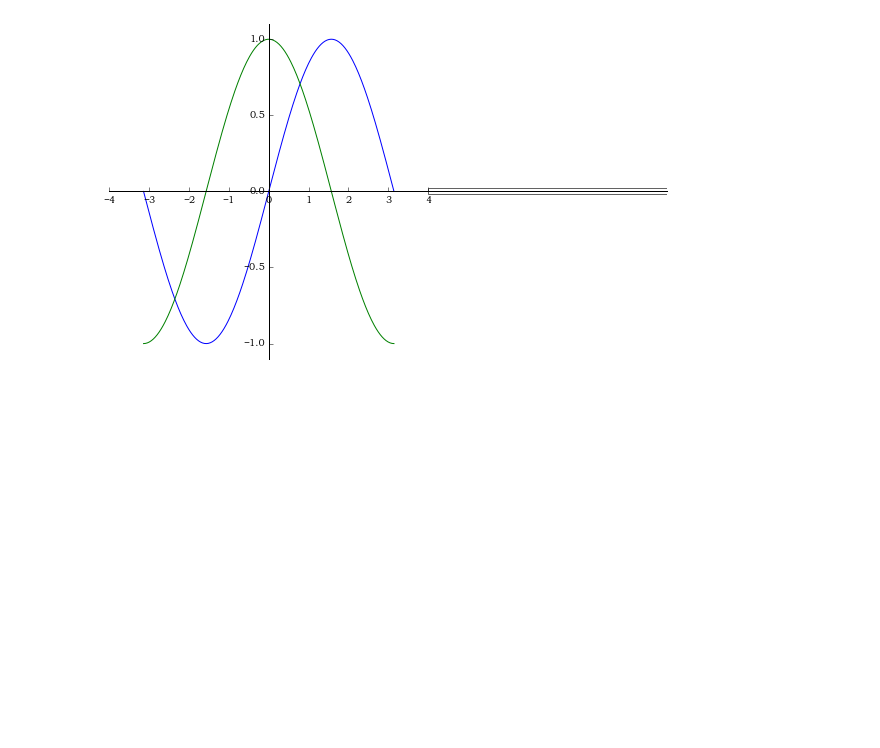
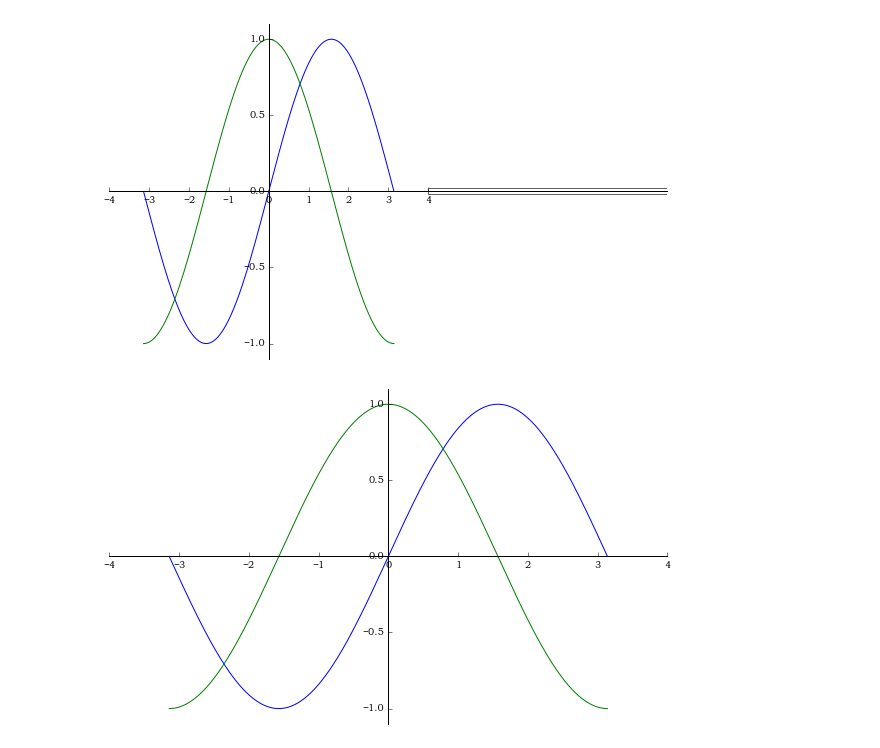
Before and after one commit to Wangjunyu/code.blog.junyu.pro, a Jupyter notebook: matplotlib-example-3.ipynb, the cells around one changed output. Saved outputs shown, nothing was run; the diff lists cells and outputs as text; code cells hidden in the pictures; blank space fills up the shorter version.

```diff
--- a/matplotlib-example-3.ipynb
+++ b/matplotlib-example-3.ipynb
@@ -91,3 +91,18 @@ plt.gca().add_patch(rect)
 plt.Rectangle?
 # %% [output]
 [figure]
+# %%
+# 完整案例-设置坐标轴
+
+fig,ax = plt.subplots(figsize = (10,6))
+ax.plot(x,s)
+ax.plot(x,c)
+ax.spines['right'].set_color('none')
+ax.spines['top'].set_color('none')
+ax.tick_params(axis='x',top = 'off')
+ax.tick_params(axis='y',right = 'off')
+ax.spines['left'].set_position(('data',0))
+ax.spines['bottom'].set_position(('data',0))
+ax.set_ylim(s.min()*1.1,s.max()*1.1);
+# %% [output]
+[figure, added]
```
Also changed, not shown: parts of 3 cells of this notebook.
